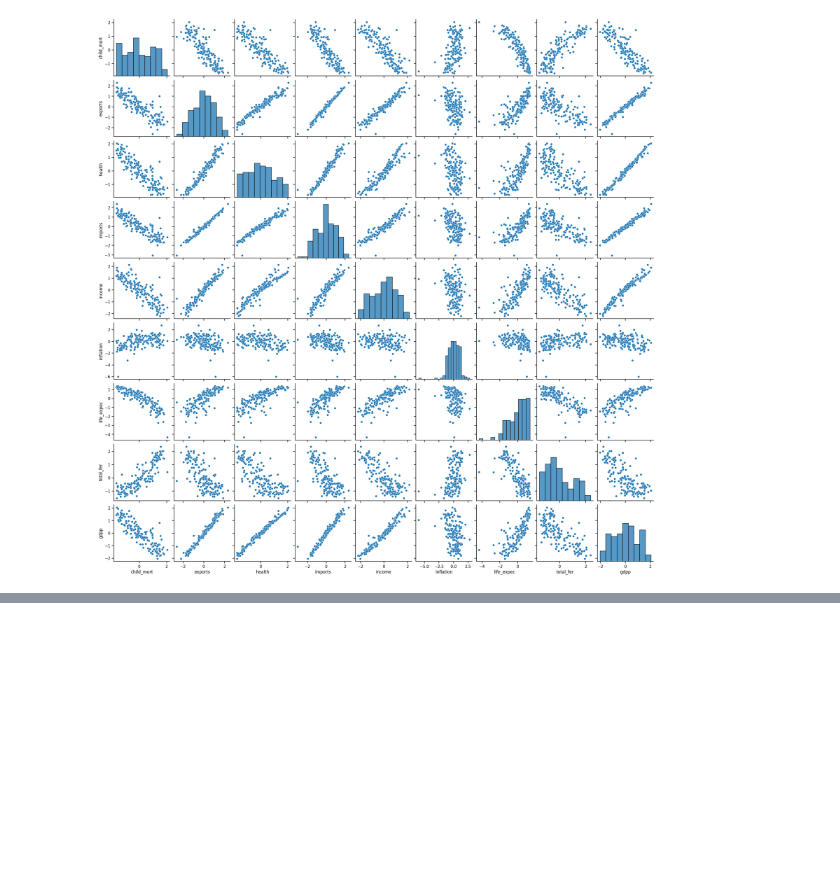
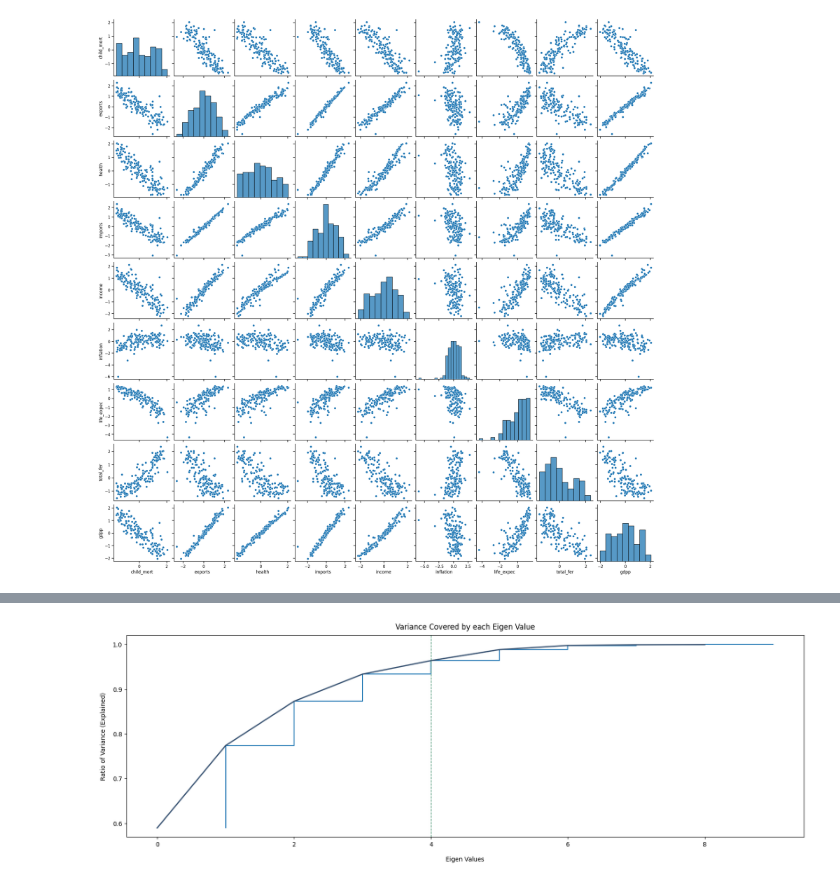
Before and after one commit to scottbamfordJ/Project-To-Do, a Jupyter notebook: Unsupervised Machine Learning County/New_Write_Up.ipynb, the cells around one changed output, grey strips where cells are left out. Cells and saved outputs as stored; diff of their text form; code cells hidden in the pictures; blank space fills up the shorter version.

```diff
--- a/Unsupervised Machine Learning County/New_Write_Up.ipynb
+++ b/Unsupervised Machine Learning County/New_Write_Up.ipynb
@@ -167,5 +189,6 @@ Rows with any missing values:
 # %%
 from sklearn.decomposition import PCA
 pca = PCA(n_components=9)
-pca_df = pd.DataFrame(pca.fit_transform(New_df[float_columns]))
+pca_df = pd.DataFrame(pca.fit_transform(New_df[float_columns]), columns= [f"pc{i}" for i in range (1,10)], index = New_df.country)
+pca.explained_variance_
 # %% [output]
@@ -173,0 +320,11 @@ PCA does not accept missing values encoded as NaN natively. For supervised learn
+# %%
+plt.figure(figsize=(20, 6))
+plt.step(list(range(1,10)), np.cumsum(pca.explained_variance_ratio_)) # plot cusum of explained_variacne_ratio
+plt.plot(np.cumsum(pca.explained_variance_ratio_), color="#355070", linewidth=2)
+plt.axvline(x=4, color="#40916c", label='axvline-fullheight', ls='--', linewidth=1)
+plt.xlabel('Eigen Values', labelpad=15)
+plt.ylabel('Ratio of Variance (Explained)', labelpad=10)
+plt.title('Variance Covered by each Eigen Value', pad=10)
+plt.show()
+# %% [output]
+[figure, added]
```
Also changed, not shown: parts of 30 cells of this notebook, 12 other files.
